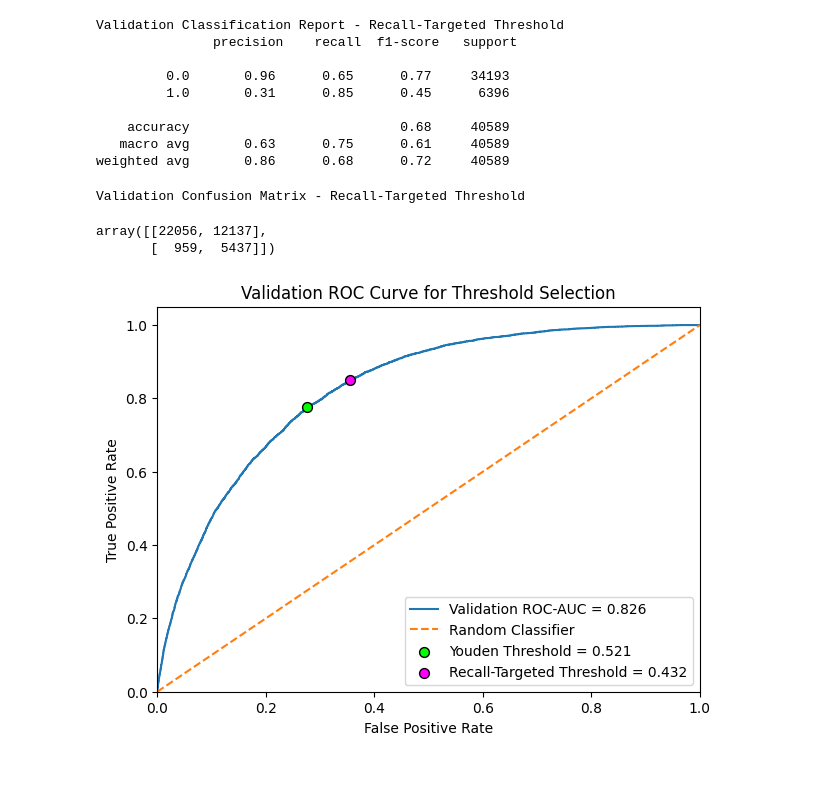
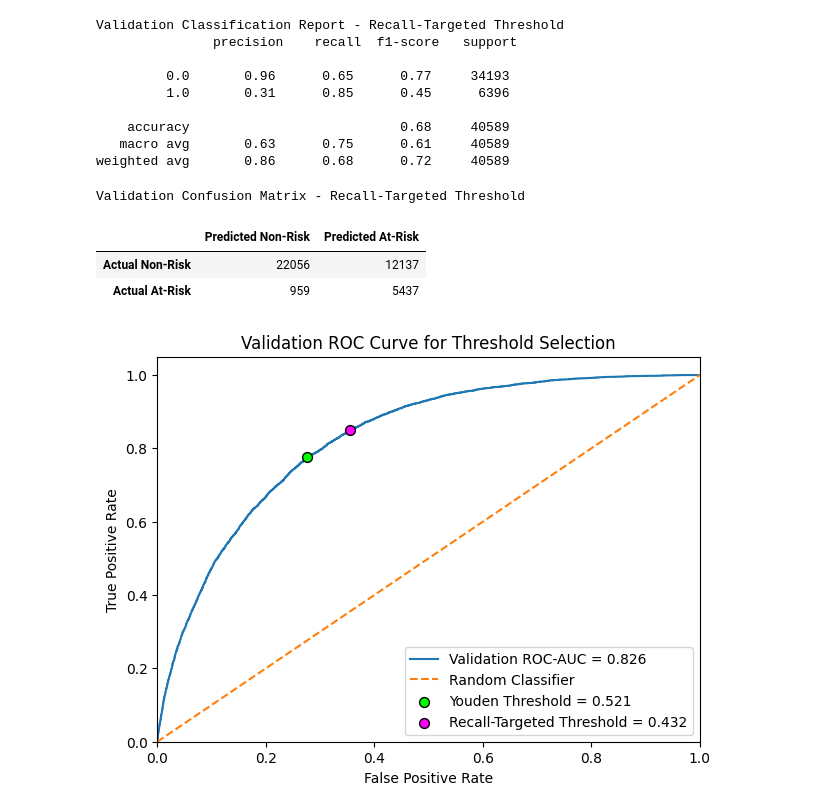
Before and after one commit to jayjay0317/diabetes-risk-reliability-pytorch, a Jupyter notebook: notebooks/03_pytorch_mlp_training.ipynb, the cells around one changed output. Saved outputs shown, nothing was run; the diff lists cells and outputs as text; code cells hidden in the pictures; blank space fills up the shorter version.

Commit message:
Convert confusion matrix array to pandas DataFrame

```diff
--- a/notebooks/03_pytorch_mlp_training.ipynb
+++ b/notebooks/03_pytorch_mlp_training.ipynb
@@ -663,12 +663,19 @@ Validation Classification Report - Recall-Targeted Threshold
    macro avg       0.63      0.75      0.61     40589
 weighted avg       0.86      0.68      0.72     40589
 # %%
+val_confusion_matrix_recall_targeted = pd.DataFrame(
+    confusion_matrix(val_targets, val_pred_recall_targeted),
+    index=["Actual Non-Risk", "Actual At-Risk"],
+    columns=["Predicted Non-Risk", "Predicted At-Risk"]
+)
+
 print("Validation Confusion Matrix - Recall-Targeted Threshold")
-confusion_matrix(val_targets, val_pred_recall_targeted)
+val_confusion_matrix_recall_targeted
 # %% [output]
 Validation Confusion Matrix - Recall-Targeted Threshold
-array([[22056, 12137],
-       [  959,  5437]])
+|  | Predicted Non-Risk | Predicted At-Risk |
+| Actual Non-Risk | 22056 | 12137 |
+| Actual At-Risk | 959 | 5437 |
 # %%
 val_roc_auc = roc_auc_score(val_targets, val_probs)
 
```
Also changed, not shown: parts of 2 cells of this notebook.
